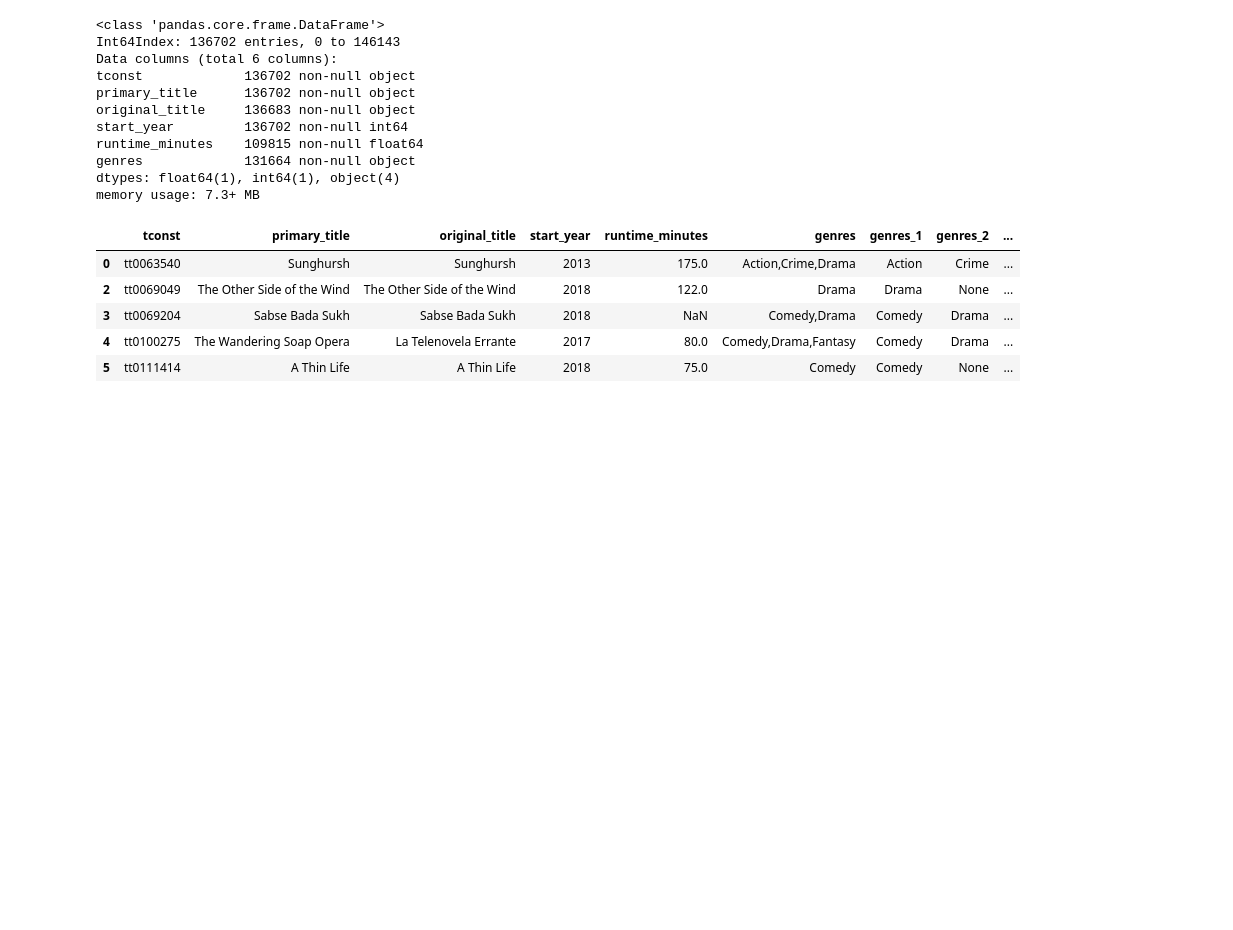
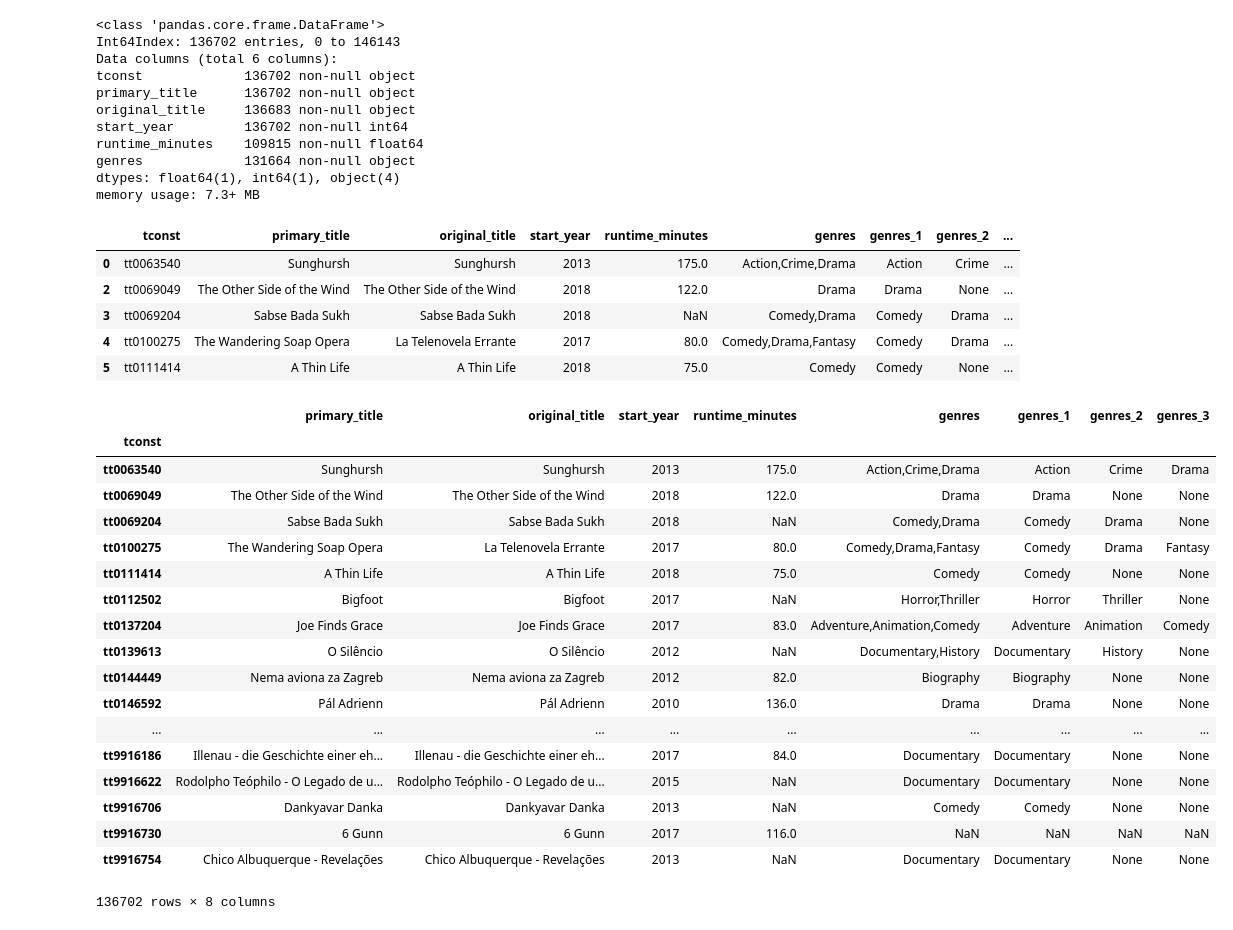
Before and after one commit to mishaberrien/Movie-Performance-Analysis, a Jupyter notebook: imdb_title_basics_cleaning.ipynb, the cells around one changed output. Saved outputs shown, nothing was run; the diff lists cells and outputs as text; code cells hidden in the pictures; blank space fills up the shorter version.

```diff
--- a/imdb_title_basics_cleaning.ipynb
+++ b/imdb_title_basics_cleaning.ipynb
@@ -46,3 +46,27 @@ imdb_title_basics.head()
 | 3 | tt0069204 | Sabse Bada Sukh | Sabse Bada Sukh | 2018 | NaN | Comedy,Drama | Comedy | Drama | ... |
 | 4 | tt0100275 | The Wandering Soap Opera | La Telenovela Errante | 2017 | 80.0 | Comedy,Drama,Fantasy | Comedy | Drama | ... |
 | 5 | tt0111414 | A Thin Life | A Thin Life | 2018 | 75.0 | Comedy | Comedy | None | ... |
+# %%
+imdb_title_basics.set_index('tconst', inplace=True)
+# %%
+imdb_title_basics
+# %% [output]
+|  | primary_title | original_title | start_year | runtime_minutes | genres | genres_1 | genres_2 | genres_3 |
+| tconst |  |  |  |  |  |  |  |  |
+| tt0063540 | Sunghursh | Sunghursh | 2013 | 175.0 | Action,Crime,Drama | Action | Crime | Drama |
+| tt0069049 | The Other Side of the Wind | The Other Side of the Wind | 2018 | 122.0 | Drama | Drama | None | None |
+| tt0069204 | Sabse Bada Sukh | Sabse Bada Sukh | 2018 | NaN | Comedy,Drama | Comedy | Drama | None |
+| tt0100275 | The Wandering Soap Opera | La Telenovela Errante | 2017 | 80.0 | Comedy,Drama,Fantasy | Comedy | Drama | Fantasy |
+| tt0111414 | A Thin Life | A Thin Life | 2018 | 75.0 | Comedy | Comedy | None | None |
+| tt0112502 | Bigfoot | Bigfoot | 2017 | NaN | Horror,Thriller | Horror | Thriller | None |
+| tt0137204 | Joe Finds Grace | Joe Finds Grace | 2017 | 83.0 | Adventure,Animation,Comedy | Adventure | Animation | Comedy |
+| tt0139613 | O Silêncio | O Silêncio | 2012 | NaN | Documentary,History | Documentary | History | None |
+| tt0144449 | Nema aviona za Zagreb | Nema aviona za Zagreb | 2012 | 82.0 | Biography | Biography | None | None |
+| tt0146592 | Pál Adrienn | Pál Adrienn | 2010 | 136.0 | Drama | Drama | None | None |
+| ... | ... | ... | ... | ... | ... | ... | ... | ... |
+| tt9916186 | Illenau - die Geschichte einer eh... | Illenau - die Geschichte einer eh... | 2017 | 84.0 | Documentary | Documentary | None | None |
+| tt9916622 | Rodolpho Teóphilo - O Legado de u... | Rodolpho Teóphilo - O Legado de u... | 2015 | NaN | Documentary | Documentary | None | None |
+| tt9916706 | Dankyavar Danka | Dankyavar Danka | 2013 | NaN | Comedy | Comedy | None | None |
+| tt9916730 | 6 Gunn | 6 Gunn | 2017 | 116.0 | NaN | NaN | NaN | NaN |
+| tt9916754 | Chico Albuquerque - Revelações | Chico Albuquerque - Revelações | 2013 | NaN | Documentary | Documentary | None | None |
+136702 rows × 8 columns
```
Also changed, not shown: parts of 7 cells of this notebook, 4 other files.
